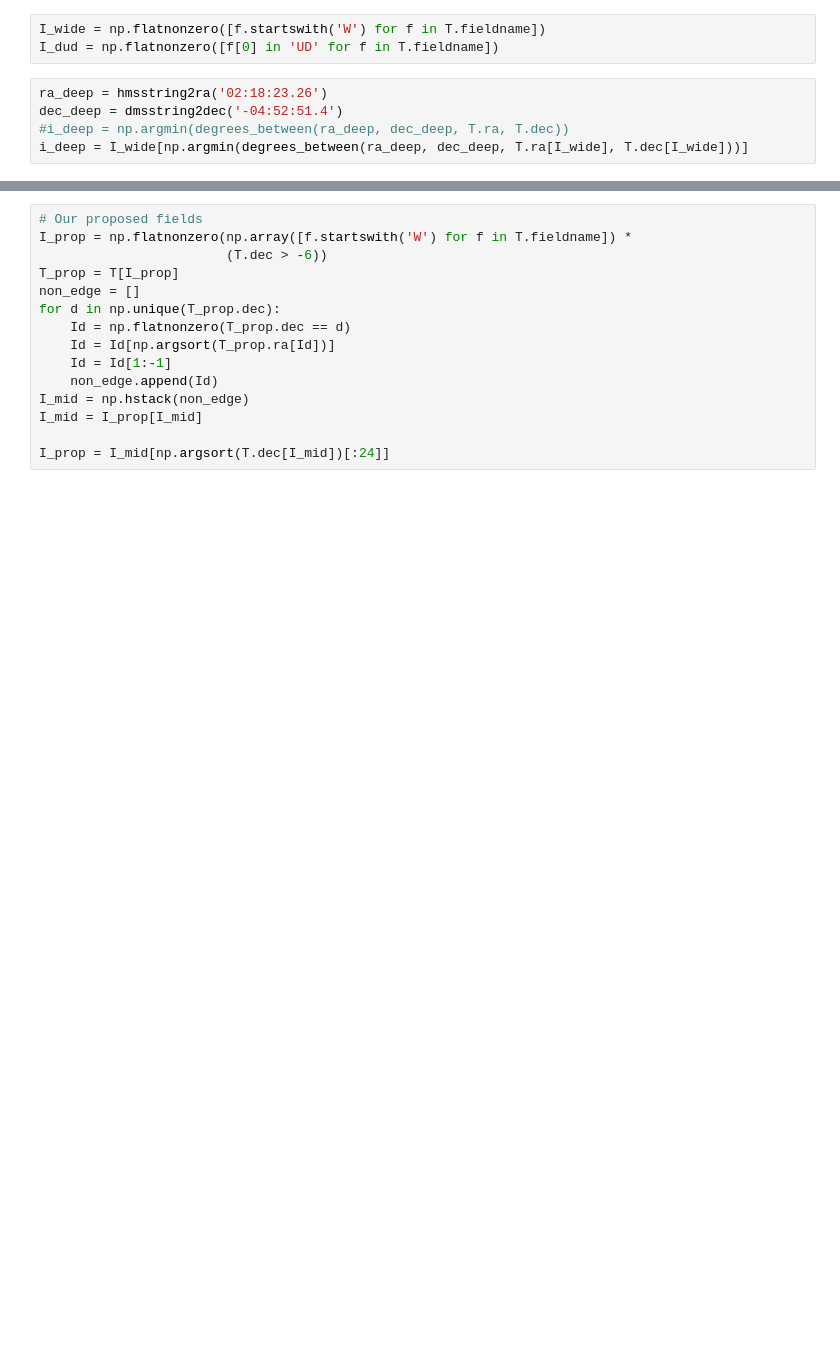
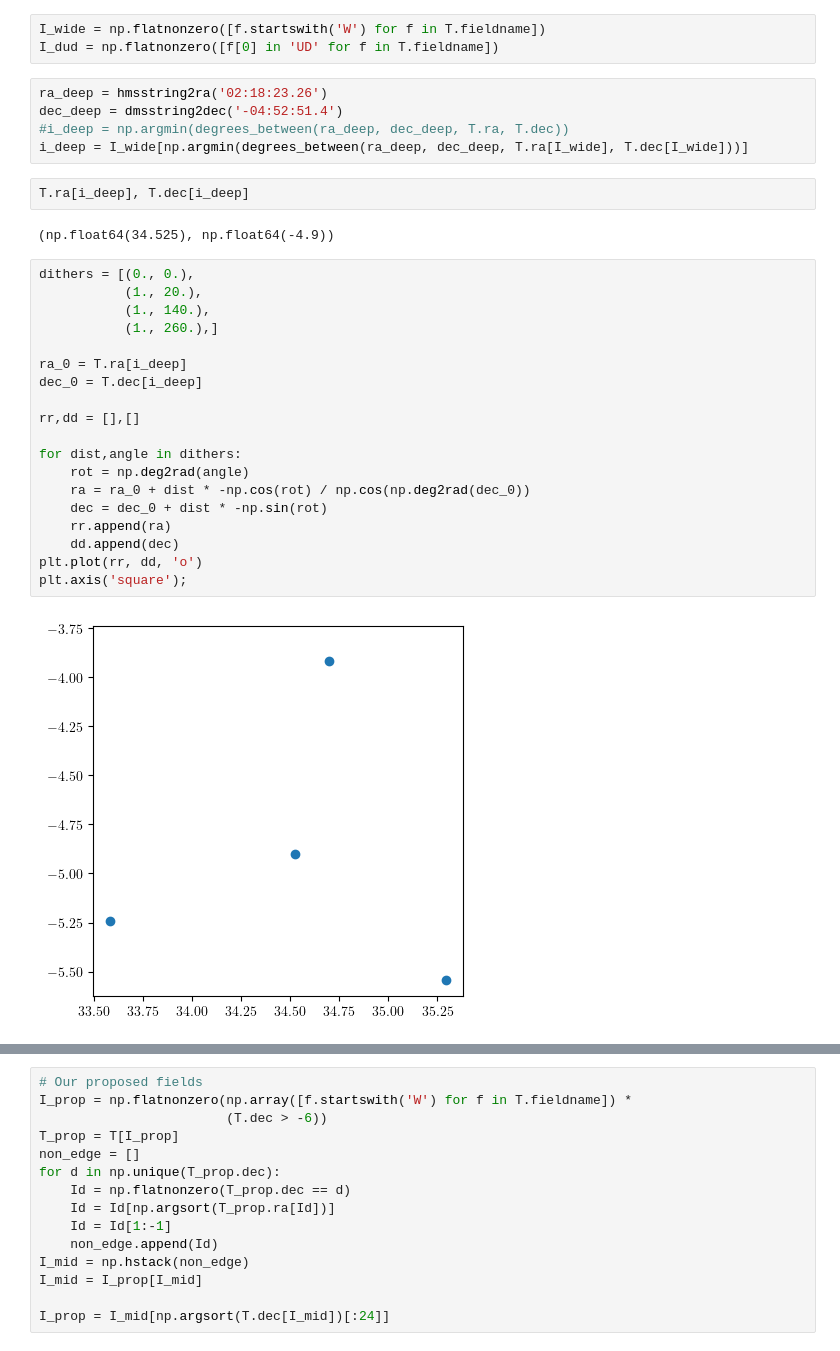
Before and after one commit to dstndstn/medium-band-surveys, a Jupyter notebook: hsc-plots.ipynb, the cells around one changed output, grey strips where cells are left out. Cells and saved outputs as stored; diff of their text form; blank space fills up the shorter version.

```diff
--- a/hsc-plots.ipynb
+++ b/hsc-plots.ipynb
@@ -46,3 +46,28 @@ ra_deep = hmsstring2ra('02:18:23.26')
 dec_deep = dmsstring2dec('-04:52:51.4')
 #i_deep = np.argmin(degrees_between(ra_deep, dec_deep, T.ra, T.dec))
 i_deep = I_wide[np.argmin(degrees_between(ra_deep, dec_deep, T.ra[I_wide], T.dec[I_wide]))]
+# %%
+T.ra[i_deep], T.dec[i_deep]
+# %% [output]
+(np.float64(34.525), np.float64(-4.9))
+# %%
+dithers = [(0., 0.),
+           (1., 20.),
+           (1., 140.),
+           (1., 260.),]
+
+ra_0 = T.ra[i_deep]
+dec_0 = T.dec[i_deep]
+
+rr,dd = [],[]
+
+for dist,angle in dithers:
+    rot = np.deg2rad(angle)
+    ra = ra_0 + dist * -np.cos(rot) / np.cos(np.deg2rad(dec_0))
+    dec = dec_0 + dist * -np.sin(rot)
+    rr.append(ra)
+    dd.append(dec)
+plt.plot(rr, dd, 'o')
+plt.axis('square');
+# %% [output]
+[figure, added]
```
Also changed, not shown: parts of 6 cells of this notebook.
